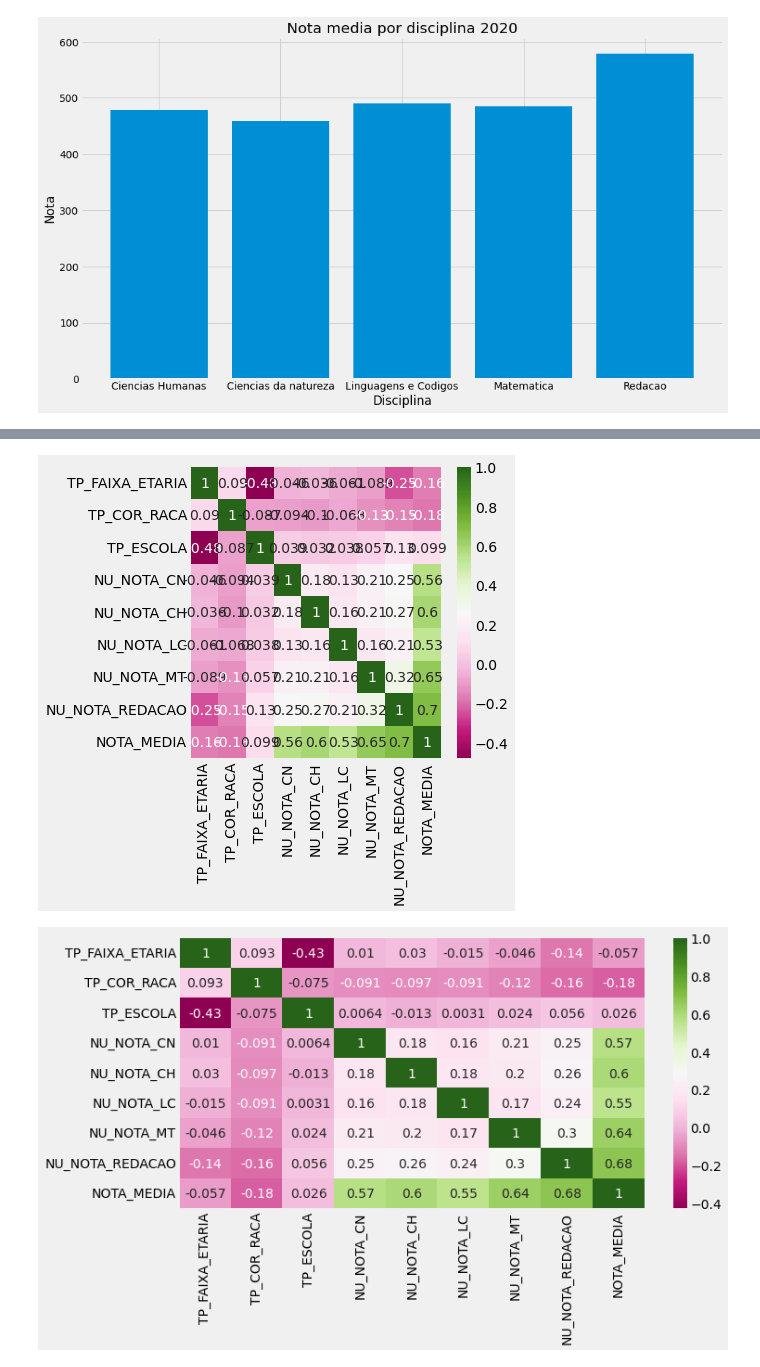
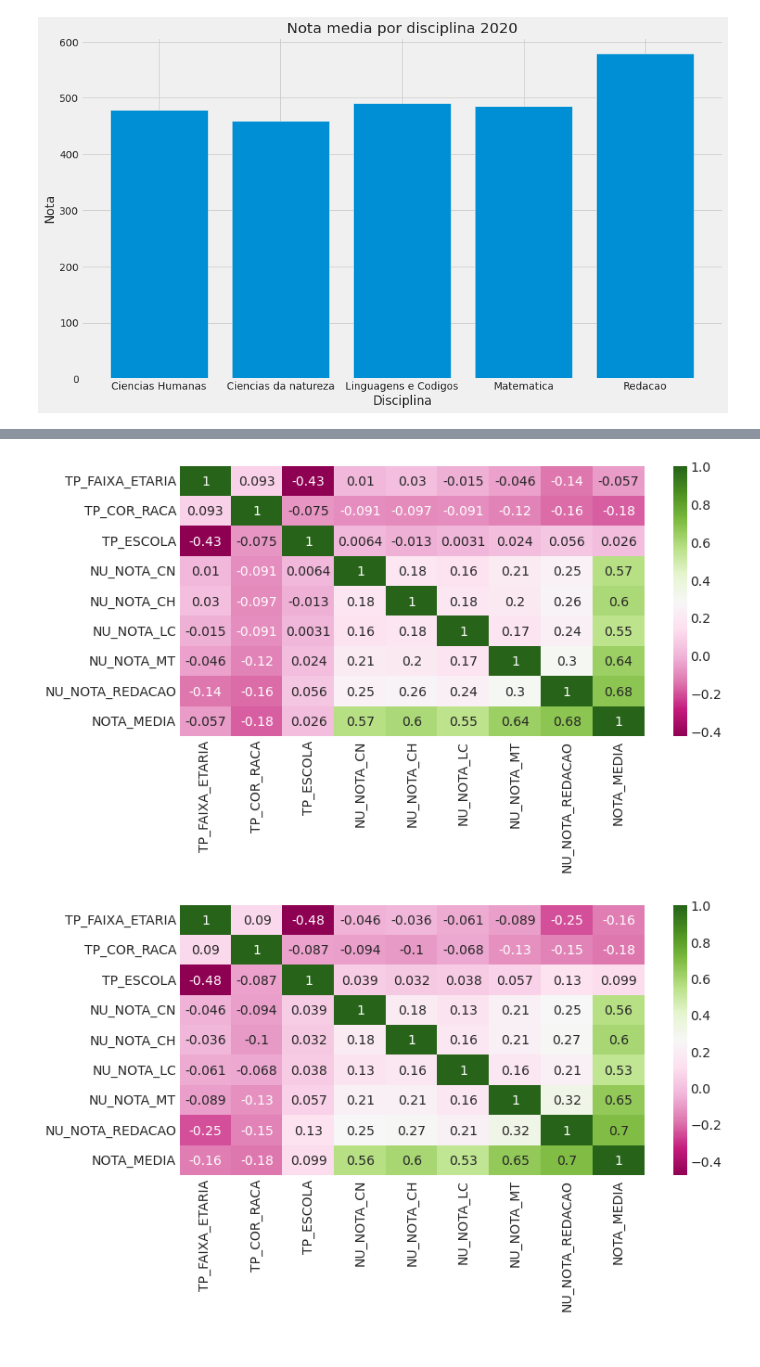
Before and after one commit to kingofrats04/Projeto_IA_DadosEnem, a Jupyter notebook: Cópia_de_Graficos_IA.ipynb, the cells around one changed output, grey strips where cells are left out. Drawn from its saved outputs; the diff is of its cells as text; code cells hidden in the pictures.

```diff
--- a/Cópia_de_Graficos_IA.ipynb
+++ b/Cópia_de_Graficos_IA.ipynb
@@ -1697,15 +1698,16 @@ base2021['NOTA_MEDIA'] = (
 # %%
-# Mapa de correlação das variáveis numéricas
-sns.heatmap(base2020.corr(), annot=True, cmap="PiYG")
+#---------------------------------- Grafico 29 - Mapa de correlação das variáveis numéricas - 2021 ----------------------------------
+sns.set_style("whitegrid")
+
+sns.heatmap(base2021.corr(), annot=True, cmap="PiYG")
 plt.rcParams['figure.figsize'] = [10, 5]
 plt.show()
 # %% [output]
-[figure, old version]
+[figure, new version]
 # %%
-# Mapa de correlação das variáveis numéricas
-sns.heatmap(base2021.corr(), annot=True, cmap="PiYG")
-plt.rcParams['figure.figsize'] = [10, 5]
+#---------------------------------- Grafico 30 - Mapa de correlação das variáveis numéricas - 2020 ----------------------------------
+sns.heatmap(base2020.corr(), annot=True, cmap="PiYG")
 plt.show()
 # %% [output]
-[figure, old version]
+[figure, new version]
 # %%
```
Also changed, not shown: parts of 23 cells of this notebook.
